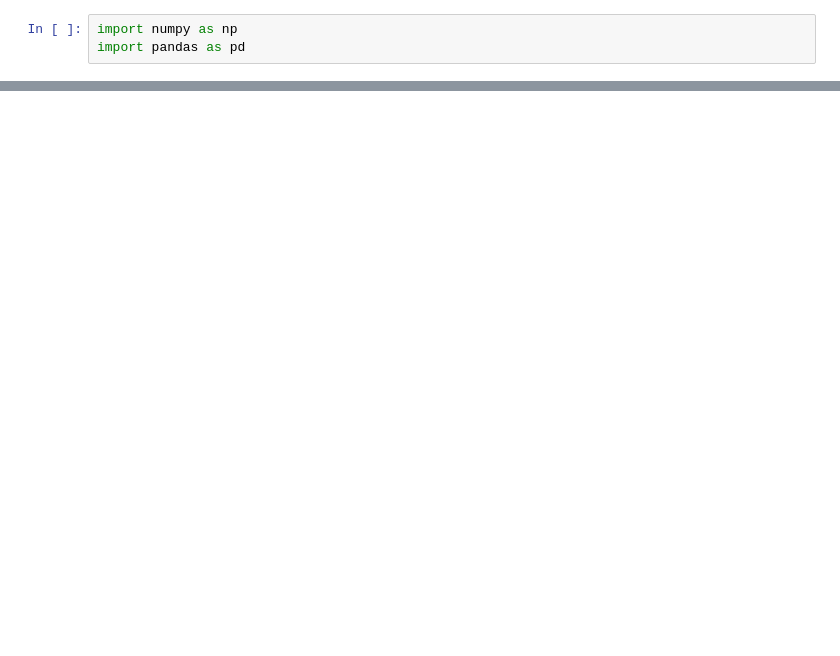
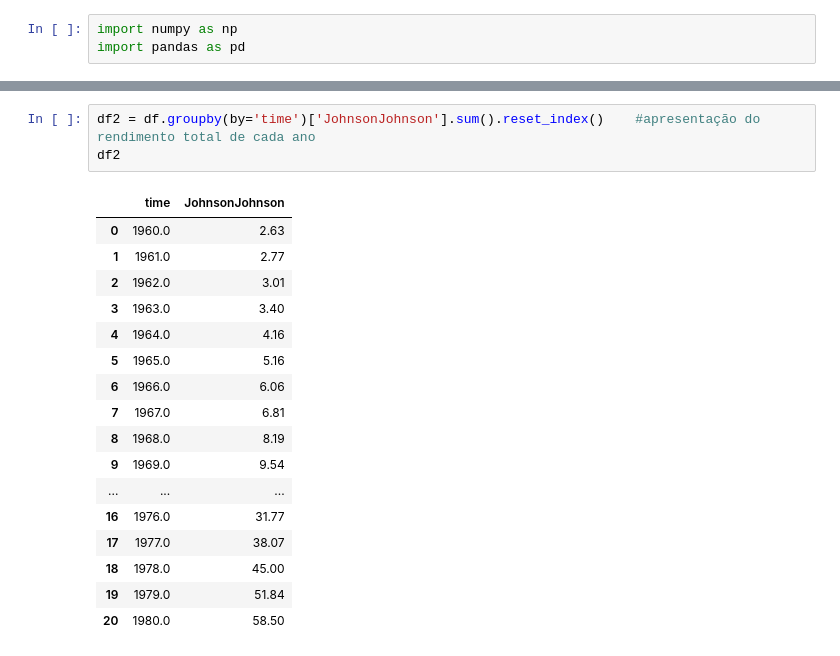
Before and after one commit to lalicout/Desafio-python-pandas-TECHMINAs, a Jupyter notebook: Desafio6-JohnsonJohnson.ipynb, the cells around one changed output, grey strips where cells are left out. Cells and saved outputs as stored; diff of their text form; blank space fills up the shorter version.

```diff
--- a/Desafio6-JohnsonJohnson.ipynb
+++ b/Desafio6-JohnsonJohnson.ipynb
@@ -83,0 +47,21 @@ df
+# %%
+df2 = df.groupby(by='time')['JohnsonJohnson'].sum().reset_index()    #apresentação do rendimento total de cada ano
+df2
+# %% [output]
+|  | time | JohnsonJohnson |
+| 0 | 1960.0 | 2.63 |
+| 1 | 1961.0 | 2.77 |
+| 2 | 1962.0 | 3.01 |
+| 3 | 1963.0 | 3.40 |
+| 4 | 1964.0 | 4.16 |
+| 5 | 1965.0 | 5.16 |
+| 6 | 1966.0 | 6.06 |
+| 7 | 1967.0 | 6.81 |
+| 8 | 1968.0 | 8.19 |
+| 9 | 1969.0 | 9.54 |
+| ... | ... | ... |
+| 16 | 1976.0 | 31.77 |
+| 17 | 1977.0 | 38.07 |
+| 18 | 1978.0 | 45.00 |
+| 19 | 1979.0 | 51.84 |
+| 20 | 1980.0 | 58.50 |
```
Also changed, not shown: parts of 9 cells of this notebook.
